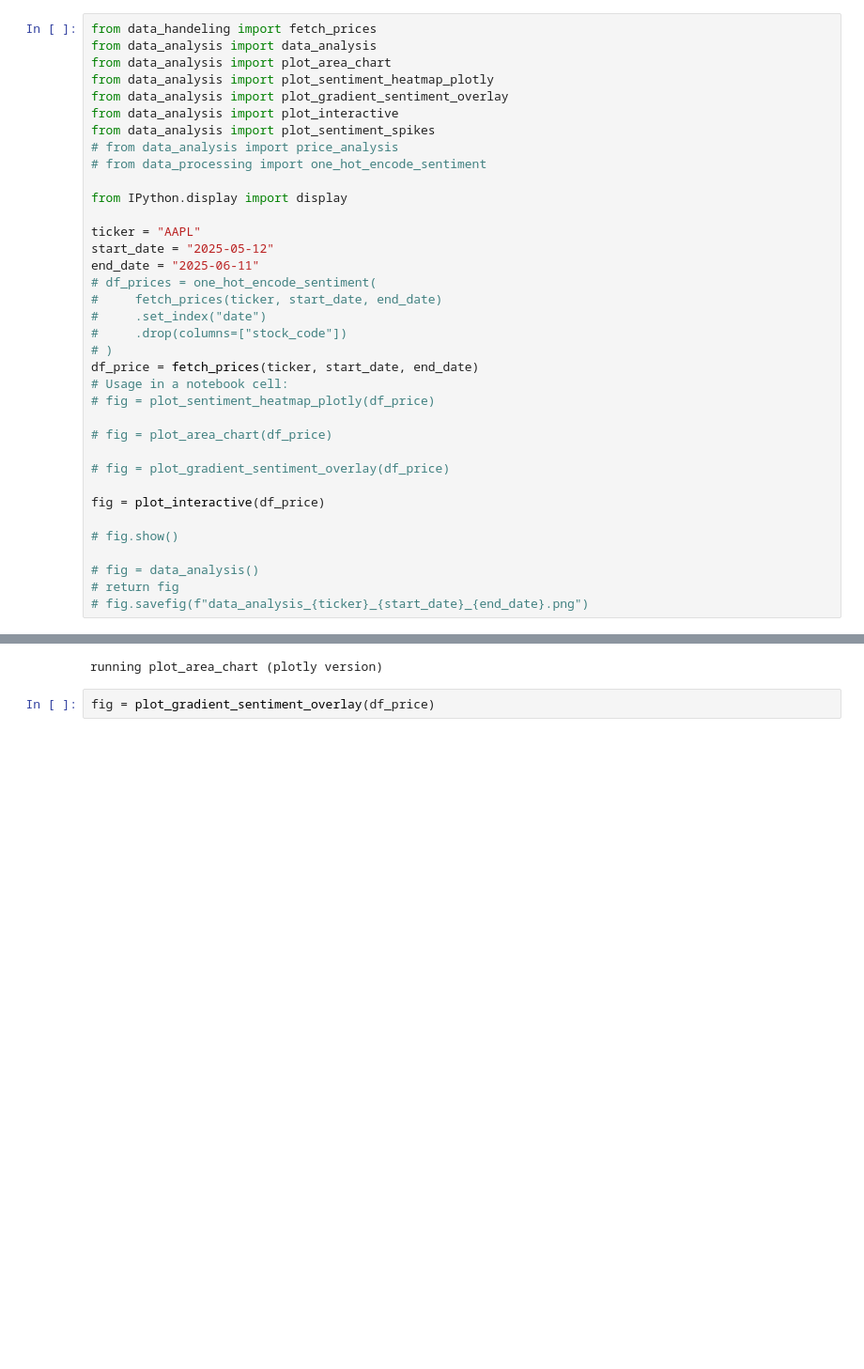
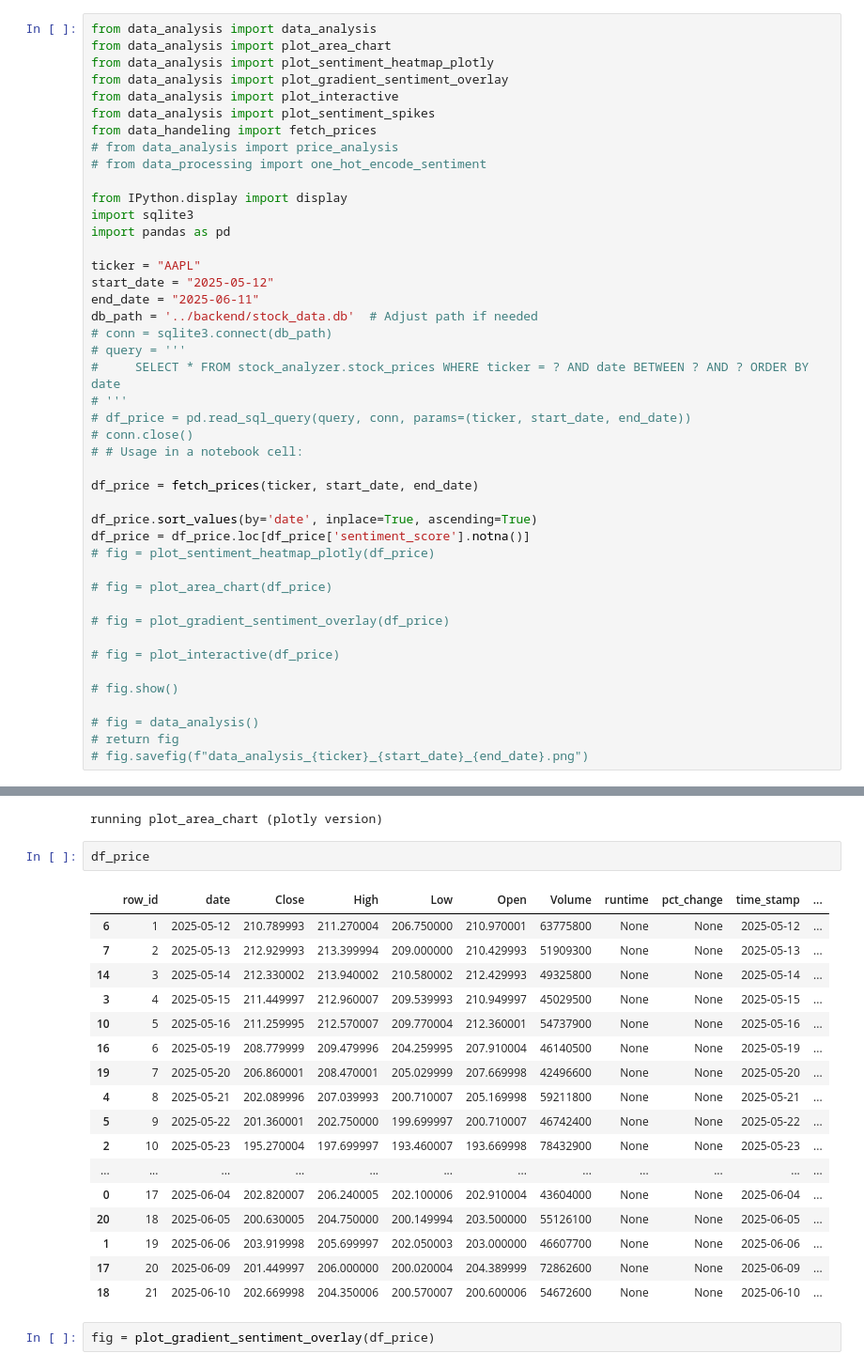
Before and after one commit to dhaanijain/stock_analyser, a Jupyter notebook: src/backend/data.ipynb, the cells around one changed output, grey strips where cells are left out. Shown at 94% size. Cells and saved outputs as stored; diff of their text form; blank space fills up the shorter version.

```diff
--- a/src/backend/data.ipynb
+++ b/src/backend/data.ipynb
@@ -1,33 +1,41 @@
 # %%
-from data_handeling import fetch_prices
 from data_analysis import data_analysis
 from data_analysis import plot_area_chart
 from data_analysis import plot_sentiment_heatmap_plotly
 from data_analysis import plot_gradient_sentiment_overlay
 from data_analysis import plot_interactive
 from data_analysis import plot_sentiment_spikes
+from data_handeling import fetch_prices
 # from data_analysis import price_analysis
 # from data_processing import one_hot_encode_sentiment
 
 from IPython.display import display
+import sqlite3
+import pandas as pd
 
 ticker = "AAPL"
 start_date = "2025-05-12"
 end_date = "2025-06-11"
-# df_prices = one_hot_encode_sentiment(
-#     fetch_prices(ticker, start_date, end_date)
-#     .set_index("date")
-#     .drop(columns=["stock_code"])
-# )
+db_path = '../backend/stock_data.db'  # Adjust path if needed
+# conn = sqlite3.connect(db_path)
+# query = '''
+#     SELECT * FROM stock_analyzer.stock_prices WHERE ticker = ? AND date BETWEEN ? AND ? ORDER BY date
+# '''
+# df_price = pd.read_sql_query(query, conn, params=(ticker, start_date, end_date))
+# conn.close()
+# # Usage in a notebook cell:
+
 df_price = fetch_prices(ticker, start_date, end_date)
-# Usage in a notebook cell:
+
+df_price.sort_values(by='date', inplace=True, ascending=True)
+df_price = df_price.loc[df_price['sentiment_score'].notna()]
 # fig = plot_sentiment_heatmap_plotly(df_price)
 
 # fig = plot_area_chart(df_price)
 
 # fig = plot_gradient_sentiment_overlay(df_price)
 
-fig = plot_interactive(df_price)
+# fig = plot_interactive(df_price)
 
 # fig.show()
 
@@ -42,6 +48,26 @@ fig = plot_sentiment_heatmap_plotly(df_price)
 fig = plot_area_chart(df_price)
 # %% [output]
 running plot_area_chart (plotly version)
+# %%
+df_price
+# %% [output]
+|  | row_id | date | Close | High | Low | Open | Volume | runtime | pct_change | time_stamp | ... |
+| 6 | 1 | 2025-05-12 | 210.789993 | 211.270004 | 206.750000 | 210.970001 | 63775800 | None | None | 2025-05-12 | ... |
+| 7 | 2 | 2025-05-13 | 212.929993 | 213.399994 | 209.000000 | 210.429993 | 51909300 | None | None | 2025-05-13 | ... |
+| 14 | 3 | 2025-05-14 | 212.330002 | 213.940002 | 210.580002 | 212.429993 | 49325800 | None | None | 2025-05-14 | ... |
+| 3 | 4 | 2025-05-15 | 211.449997 | 212.960007 | 209.539993 | 210.949997 | 45029500 | None | None | 2025-05-15 | ... |
+| 10 | 5 | 2025-05-16 | 211.259995 | 212.570007 | 209.770004 | 212.360001 | 54737900 | None | None | 2025-05-16 | ... |
+| 16 | 6 | 2025-05-19 | 208.779999 | 209.479996 | 204.259995 | 207.910004 | 46140500 | None | None | 2025-05-19 | ... |
+| 19 | 7 | 2025-05-20 | 206.860001 | 208.470001 | 205.029999 | 207.669998 | 42496600 | None | None | 2025-05-20 | ... |
+| 4 | 8 | 2025-05-21 | 202.089996 | 207.039993 | 200.710007 | 205.169998 | 59211800 | None | None | 2025-05-21 | ... |
+| 5 | 9 | 2025-05-22 | 201.360001 | 202.750000 | 199.699997 | 200.710007 | 46742400 | None | None | 2025-05-22 | ... |
+| 2 | 10 | 2025-05-23 | 195.270004 | 197.699997 | 193.460007 | 193.669998 | 78432900 | None | None | 2025-05-23 | ... |
+| ... | ... | ... | ... | ... | ... | ... | ... | ... | ... | ... | ... |
+| 0 | 17 | 2025-06-04 | 202.820007 | 206.240005 | 202.100006 | 202.910004 | 43604000 | None | None | 2025-06-04 | ... |
+| 20 | 18 | 2025-06-05 | 200.630005 | 204.750000 | 200.149994 | 203.500000 | 55126100 | None | None | 2025-06-05 | ... |
+| 1 | 19 | 2025-06-06 | 203.919998 | 205.699997 | 202.050003 | 203.000000 | 46607700 | None | None | 2025-06-06 | ... |
+| 17 | 20 | 2025-06-09 | 201.449997 | 206.000000 | 200.020004 | 204.389999 | 72862600 | None | None | 2025-06-09 | ... |
+| 18 | 21 | 2025-06-10 | 202.669998 | 204.350006 | 200.570007 | 200.600006 | 54672600 | None | None | 2025-06-10 | ... |
 # %%
 fig = plot_gradient_sentiment_overlay(df_price)
 # %%
```
Also changed, not shown: parts of 7 cells of this notebook, 7 other files.
